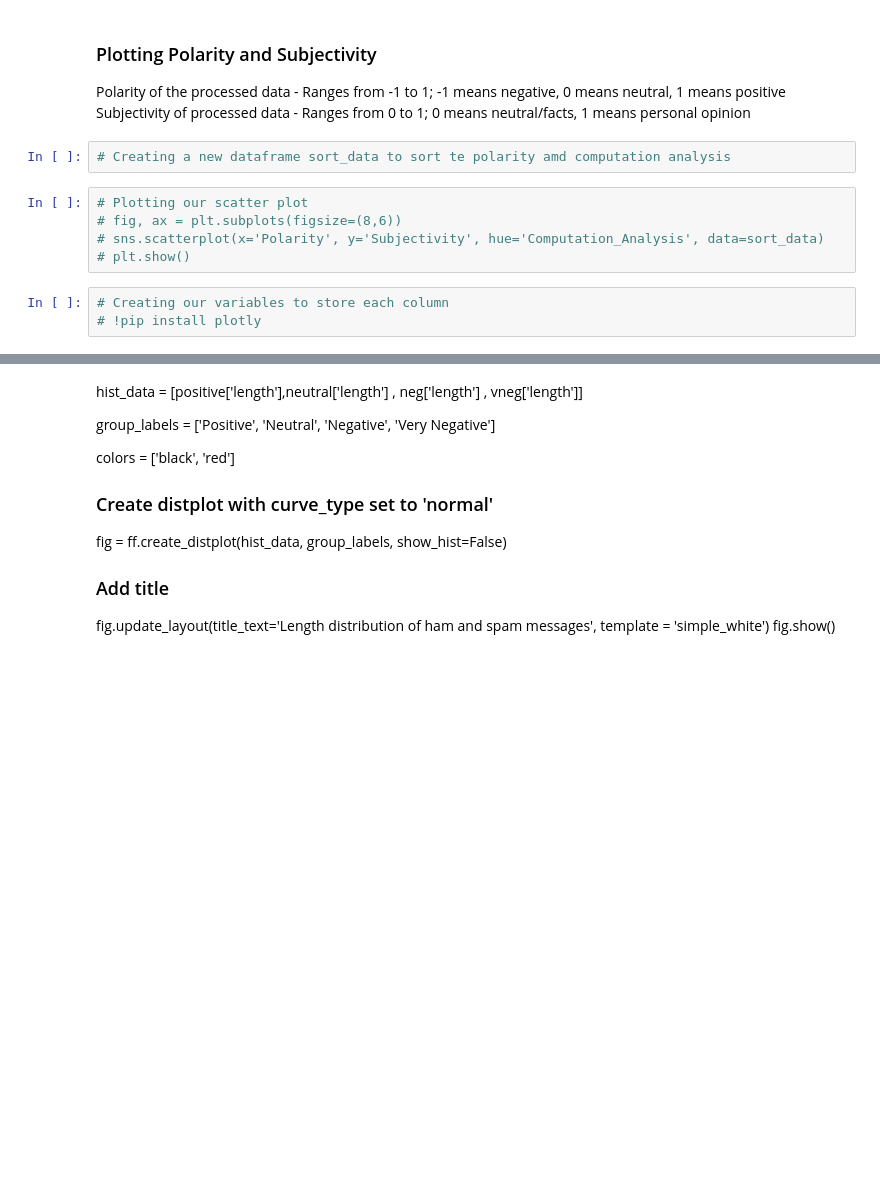
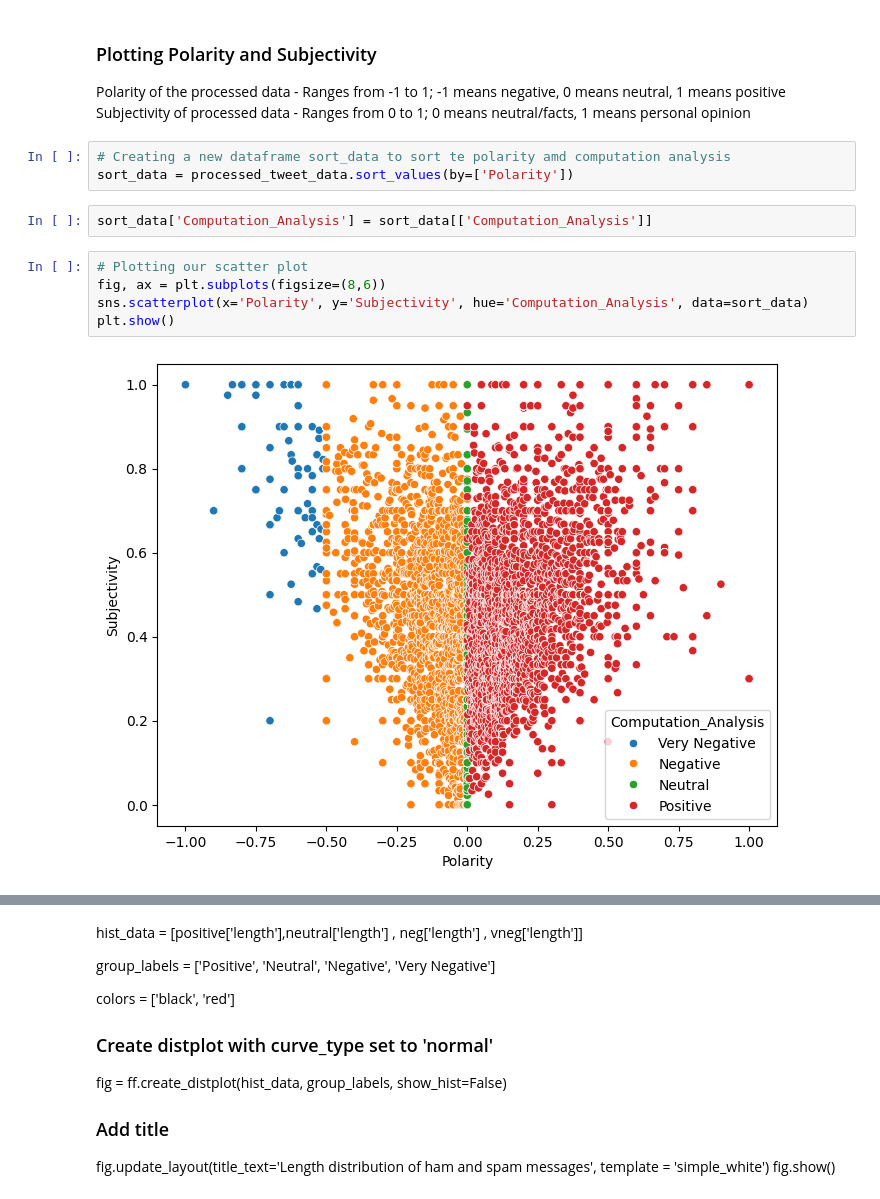
Before and after one commit to Thayallen02/MY-DAC-Curriculum, a Jupyter notebook: DAC-008_Intro_To_NLP/DAC-008_Sentiment_Analysis_1_Student.ipynb, the cells around one changed output, grey strips where cells are left out. Cells and saved outputs as stored; diff of their text form; blank space fills up the shorter version.

```diff
--- a/DAC-008_Intro_To_NLP/DAC-008_Sentiment_Analysis_1_Student.ipynb
+++ b/DAC-008_Intro_To_NLP/DAC-008_Sentiment_Analysis_1_Student.ipynb
@@ -401,11 +401,13 @@ Polarity of the processed data - Ranges from -1 to 1; -1 means negative, 0 means
 Subjectivity of processed data - Ranges from 0 to 1; 0 means neutral/facts, 1 means personal opinion
 # %%
 # Creating a new dataframe sort_data to sort te polarity amd computation analysis
+sort_data = processed_tweet_data.sort_values(by=['Polarity'])
+# %%
+sort_data['Computation_Analysis'] = sort_data[['Computation_Analysis']]
 # %%
 # Plotting our scatter plot
-# fig, ax = plt.subplots(figsize=(8,6))
-# sns.scatterplot(x='Polarity', y='Subjectivity', hue='Computation_Analysis', data=sort_data)
-# plt.show()
+fig, ax = plt.subplots(figsize=(8,6))
+sns.scatterplot(x='Polarity', y='Subjectivity', hue='Computation_Analysis', data=sort_data)
+plt.show()
+# %% [output]
+[figure, added]
-# %%
-# Creating our variables to store each column
-# !pip install plotly
```
Also changed, not shown: parts of 23 cells of this notebook, 1 other file.
